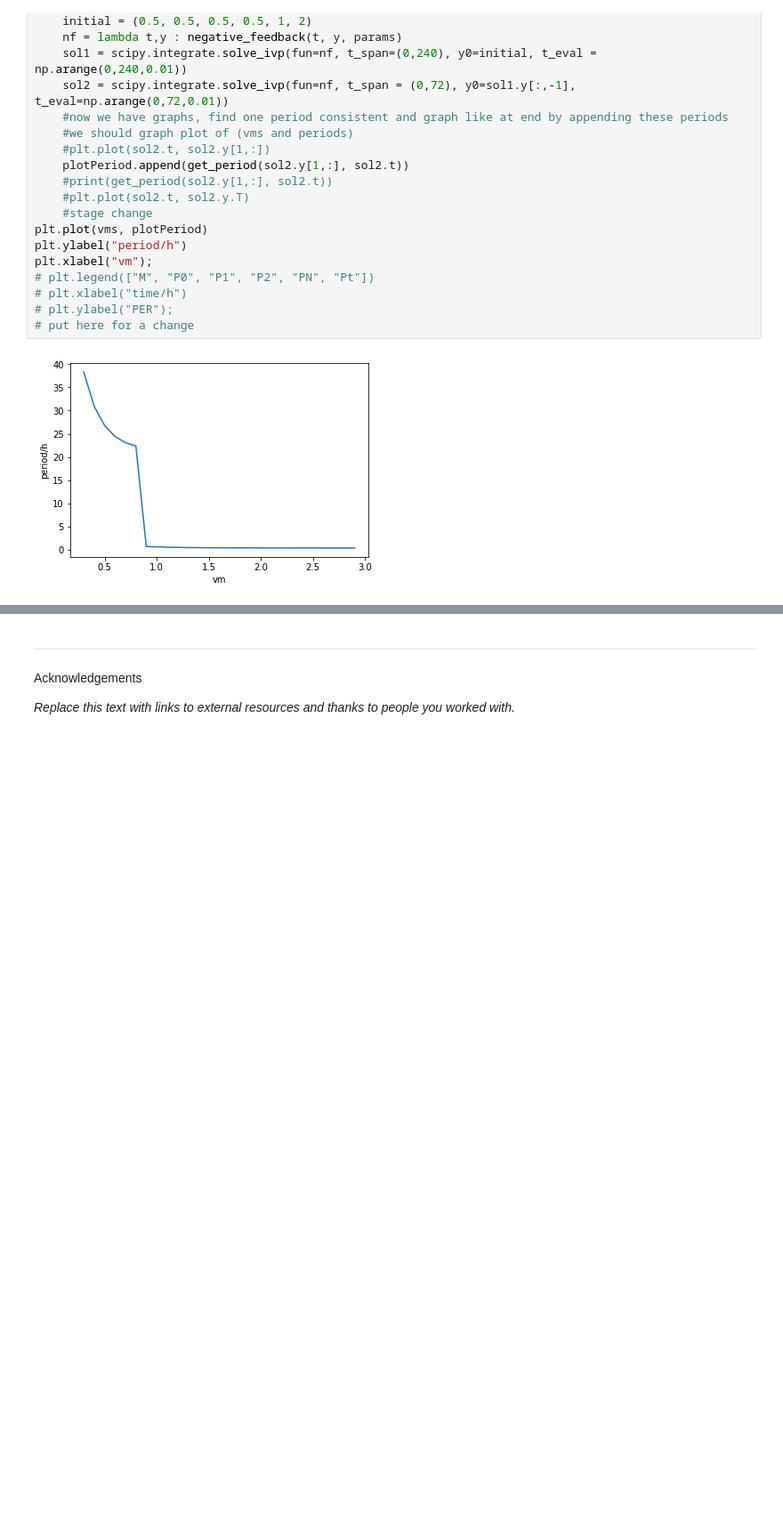
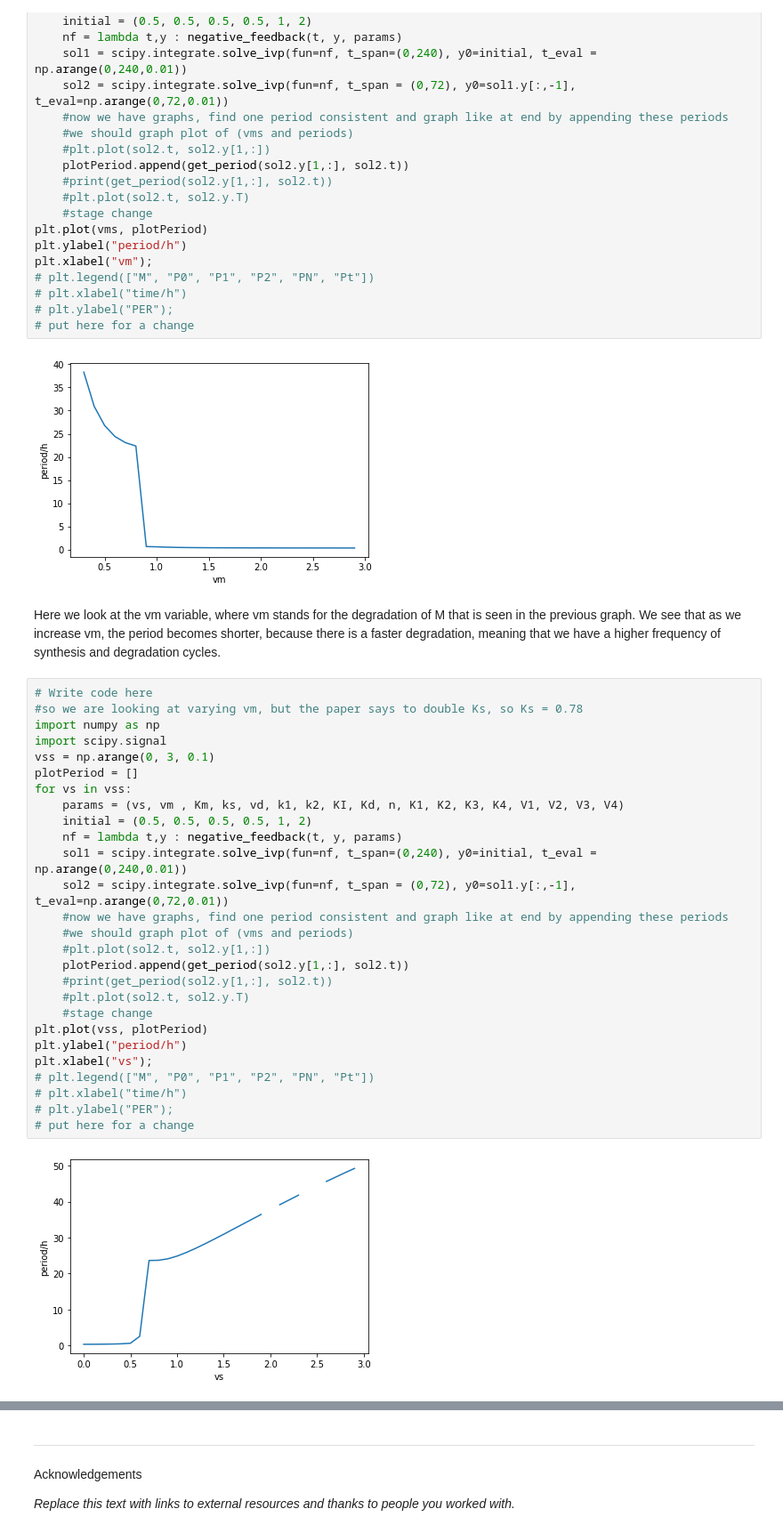
Before and after one commit to hmhwan21/cs341projects, a Jupyter notebook: proj2/Project2.ipynb, the cells around one changed output, grey strips where cells are left out. Shown at 89% size. Drawn from its saved outputs; the diff is of its cells as text; blank space fills up the shorter version.

```diff
--- a/proj2/Project2.ipynb
+++ b/proj2/Project2.ipynb
@@ -533,3 +588,34 @@ plt.xlabel("vm");
 # put here for a change
 # %% [output]
 [figure]
+# %% [markdown]
+Here we look at the vm variable, where vm stands for the degradation of M that is seen in the previous graph. We see that as we increase vm, the period becomes shorter, because there is a faster degradation, meaning that we have a higher frequency of synthesis and degradation cycles.
+# %%
+# Write code here
+#so we are looking at varying vm, but the paper says to double Ks, so Ks = 0.78
+import numpy as np
+import scipy.signal
+vss = np.arange(0, 3, 0.1)
+plotPeriod = []
+for vs in vss:
+    params = (vs, vm , Km, ks, vd, k1, k2, KI, Kd, n, K1, K2, K3, K4, V1, V2, V3, V4)
+    initial = (0.5, 0.5, 0.5, 0.5, 1, 2)
+    nf = lambda t,y : negative_feedback(t, y, params)
+    sol1 = scipy.integrate.solve_ivp(fun=nf, t_span=(0,240), y0=initial, t_eval = np.arange(0,240,0.01))
+    sol2 = scipy.integrate.solve_ivp(fun=nf, t_span = (0,72), y0=sol1.y[:,-1], t_eval=np.arange(0,72,0.01))
+    #now we have graphs, find one period consistent and graph like at end by appending these periods
+    #we should graph plot of (vms and periods)
+    #plt.plot(sol2.t, sol2.y[1,:])
+    plotPeriod.append(get_period(sol2.y[1,:], sol2.t))
+    #print(get_period(sol2.y[1,:], sol2.t))
+    #plt.plot(sol2.t, sol2.y.T)
+    #stage change
+plt.plot(vss, plotPeriod)
+plt.ylabel("period/h")
+plt.xlabel("vs");
+# plt.legend(["M", "P0", "P1", "P2", "PN", "Pt"])
+# plt.xlabel("time/h")
+# plt.ylabel("PER");
+# put here for a change
+# %% [output]
+[figure, added]
```
Also changed, not shown: parts of 11 cells of this notebook.
